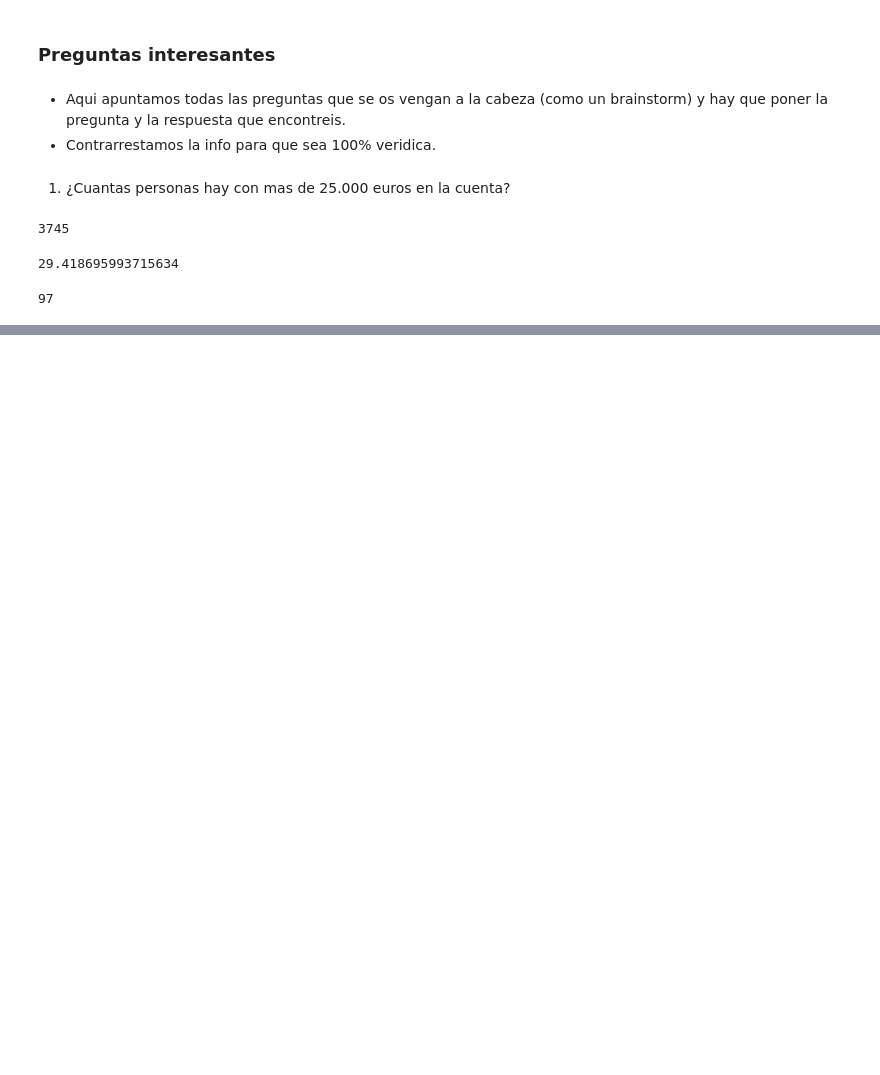
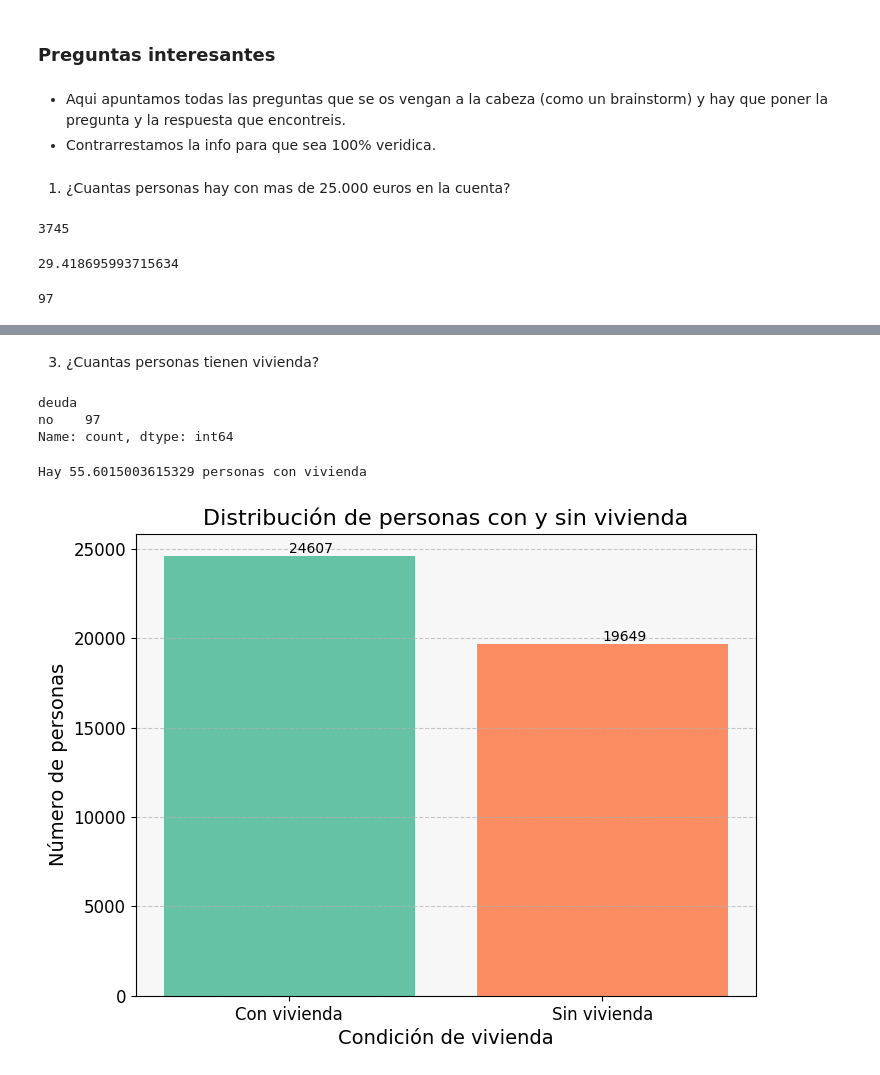
Before and after one commit to guillem-edo/AMACOR_Depositos, a Jupyter notebook: DATA/EDA.ipynb, the cells around one changed output, grey strips where cells are left out. Saved outputs shown, nothing was run; the diff lists cells and outputs as text; code cells hidden in the pictures; blank space fills up the shorter version.

Commit message:
Añadimos preguntas y respuestas, con gráficos.

```diff
--- a/DATA/EDA.ipynb
+++ b/DATA/EDA.ipynb
@@ -100,0 +112,9 @@ len(df[df['saldo']>25000])
+# %% [markdown]
+3. ¿Cuantas personas tienen vivienda?
+# %%
+personas_con_mas_de = (df[df['saldo']>25000])
+personas_con_mas_de['deuda'].value_counts()
+# %% [output]
+deuda
+no    97
+Name: count, dtype: int64
@@ -100,0 +123,36 @@ len(df[df['saldo']>25000])
+# %%
+per_viv = num_persona_con_vivienda / df.shape[0] * 100
+print(f'Hay {per_viv} personas con vivienda')
+# %% [output]
+Hay 55.6015003615329 personas con vivienda
+# %%
+num_persona_con_vivienda = df[df['vivienda'] == 'si'].shape[0]
+num_persona_sin_vivienda = df[df['vivienda'] == 'no'].shape[0]
+
+# Datos para el gráfico
+labels = ['Con vivienda', 'Sin vivienda']
+datos = [num_persona_con_vivienda, num_persona_sin_vivienda]
+colors = ['#66c2a5', '#fc8d62']  # Colores más llamativos
+
+# Crear el gráfico de barras con un estilo más bonito
+plt.figure(figsize=(8, 6))  # Ajustar el tamaño del gráfico
+bars = plt.bar(labels, datos, color=colors)
+
+# Agregar etiquetas en cada barra
+for bar in bars:
+    yval = bar.get_height()
+    plt.text(bar.get_x() + bar.get_width()/2, yval + 0.1, round(yval, 2), va='bottom')
+
+plt.title('Distribución de personas con y sin vivienda', fontsize=16)
+plt.xlabel('Condición de vivienda', fontsize=14)
+plt.ylabel('Número de personas', fontsize=14)
+plt.xticks(fontsize=12)
+plt.yticks(fontsize=12)
+plt.grid(axis='y', linestyle='--', alpha=0.7)  # Agregar rejilla para mejor visualización
+
+# Personalizar el fondo del gráfico
+plt.gca().set_facecolor('#f7f7f7')
+
+plt.show()
+# %% [output]
+[figure, added]
```
Also changed, not shown: parts of 17 cells of this notebook.
